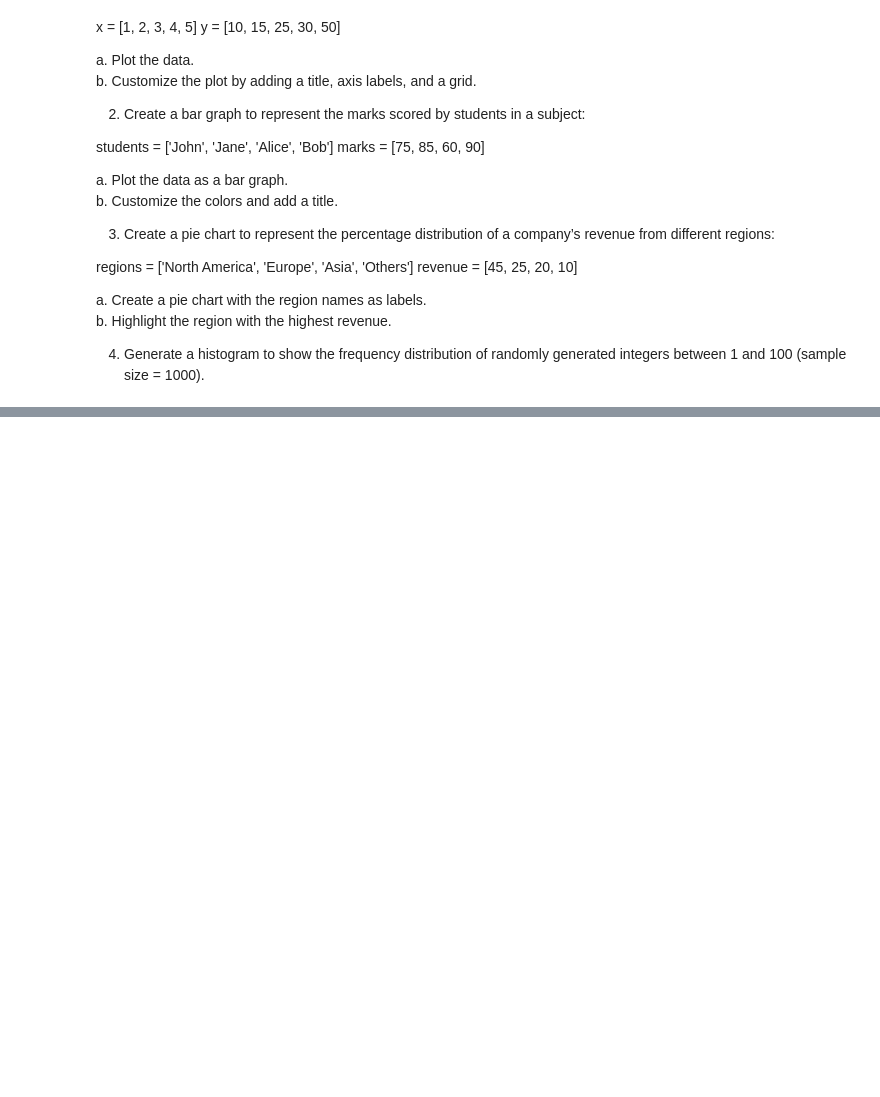
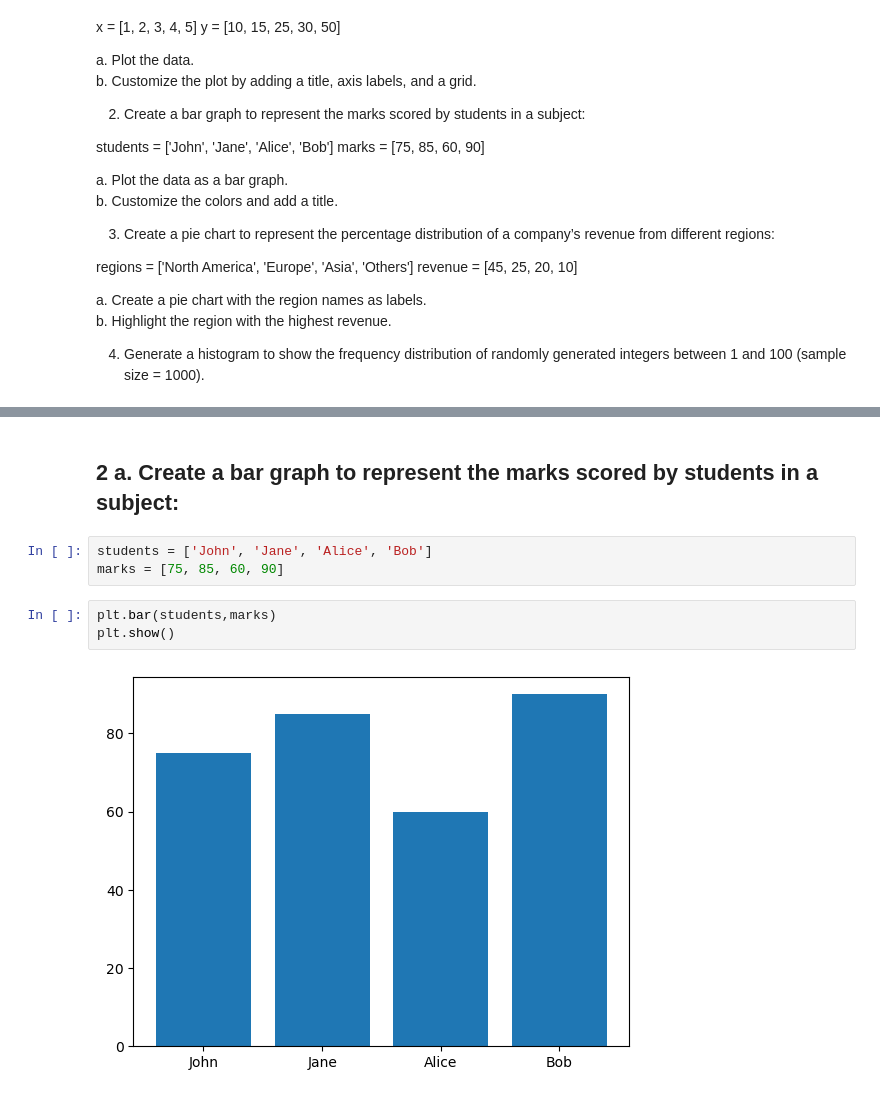
Before and after one commit to KiranPhondake/Advanced-Python-Tools-Assignment-DS, a Jupyter notebook: matplotlib_assignment.ipynb, the cells around one changed output, grey strips where cells are left out. Cells and saved outputs as stored; diff of their text form; blank space fills up the shorter version.

```diff
--- a/matplotlib_assignment.ipynb
+++ b/matplotlib_assignment.ipynb
@@ -47,0 +86,10 @@ Step 2 Create a new Python script matplotlib_assignment.ipynb. Import Matplotlib
+# %% [markdown]
+## 2 a. Create a bar graph to represent the marks scored by students in a subject:
+# %%
+students = ['John', 'Jane', 'Alice', 'Bob']
+marks = [75, 85, 60, 90]
+# %%
+plt.bar(students,marks)
+plt.show()
+# %% [output]
+[figure, added]
```
Also changed, not shown: parts of 23 cells of this notebook, 2 other files.
